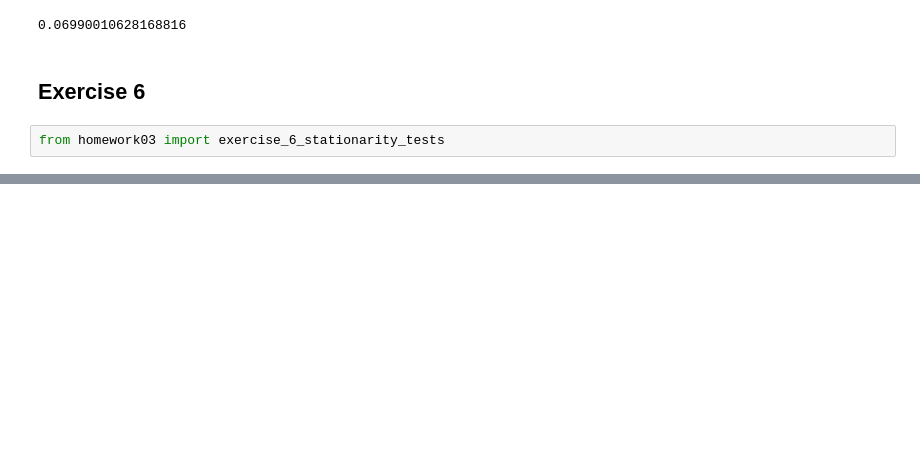
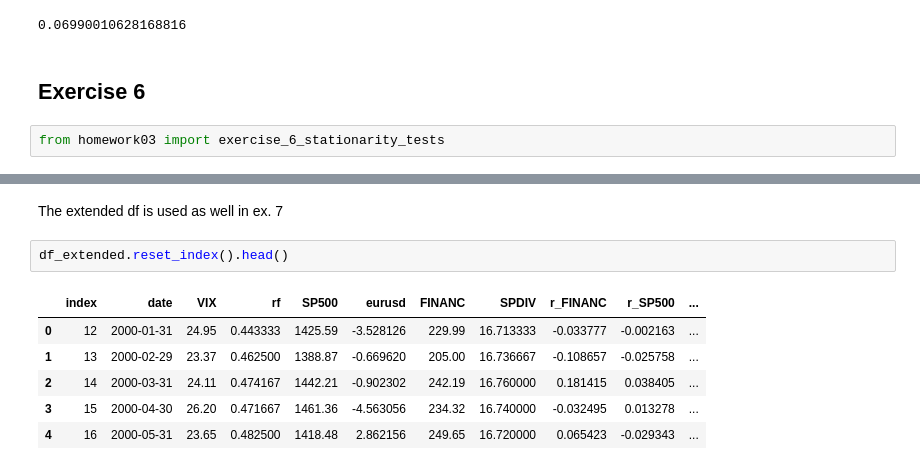
Before and after one commit to cyrilgabriele/FinancialEconometrics, a Jupyter notebook: homeworks/homework03/homework03.ipynb, the cells around one changed output, grey strips where cells are left out. Drawn from its saved outputs; the diff is of its cells as text; blank space fills up the shorter version.

```diff
--- a/homeworks/homework03/homework03.ipynb
+++ b/homeworks/homework03/homework03.ipynb
@@ -161 +170,12 @@ look-up table. The actual p-value is smaller than the p-value returned.
+# %% [markdown]
+The extended df is used as well in ex. 7
+# %%
+df_extended.reset_index().head()
+# %% [output]
+|  | index | date | VIX | rf | SP500 | eurusd | FINANC | SPDIV | r_FINANC | r_SP500 | ... |
+| 0 | 12 | 2000-01-31 | 24.95 | 0.443333 | 1425.59 | -3.528126 | 229.99 | 16.713333 | -0.033777 | -0.002163 | ... |
+| 1 | 13 | 2000-02-29 | 23.37 | 0.462500 | 1388.87 | -0.669620 | 205.00 | 16.736667 | -0.108657 | -0.025758 | ... |
+| 2 | 14 | 2000-03-31 | 24.11 | 0.474167 | 1442.21 | -0.902302 | 242.19 | 16.760000 | 0.181415 | 0.038405 | ... |
+| 3 | 15 | 2000-04-30 | 26.20 | 0.471667 | 1461.36 | -4.563056 | 234.32 | 16.740000 | -0.032495 | 0.013278 | ... |
+| 4 | 16 | 2000-05-31 | 23.65 | 0.482500 | 1418.48 | 2.862156 | 249.65 | 16.720000 | 0.065423 | -0.029343 | ... |
 # %% [markdown]
```
Also changed, not shown: parts of 18 cells of this notebook, 1 other file.
